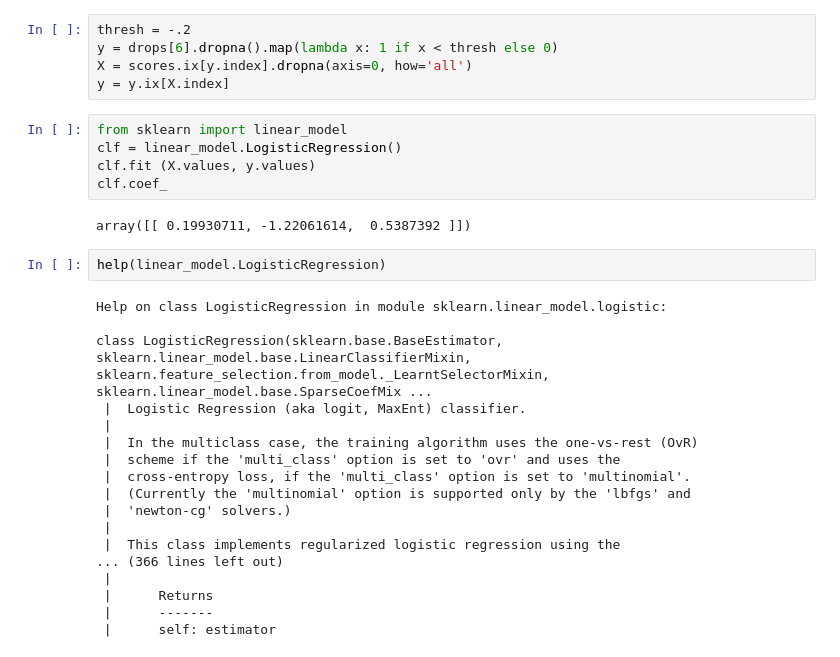
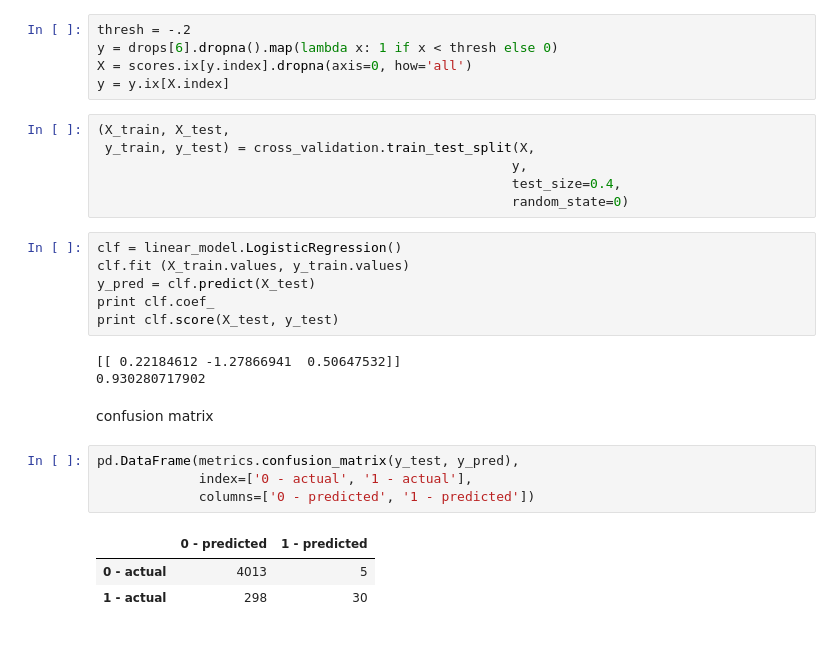
Before and after one commit to rhouck/bubble, a Jupyter notebook: notes/Model Construction.ipynb, the cells around one changed output. Cells and saved outputs as stored; diff of their text form.

Commit message:
completed basic logistic regression

```diff
--- a/notes/Model Construction.ipynb
+++ b/notes/Model Construction.ipynb
@@ -147,30 +150,28 @@ thresh = -.2
 y = drops[6].dropna().map(lambda x: 1 if x < thresh else 0)
 X = scores.ix[y.index].dropna(axis=0, how='all')
 y = y.ix[X.index]
-# %%
-from sklearn import linear_model
-clf = linear_model.LogisticRegression()
-clf.fit (X.values, y.values)
-clf.coef_
-# %% [output]
-array([[ 0.19930711, -1.22061614,  0.5387392 ]])
-# %%
-help(linear_model.LogisticRegression)
-# %% [output]
-Help on class LogisticRegression in module sklearn.linear_model.logistic:
-
-class LogisticRegression(sklearn.base.BaseEstimator, sklearn.linear_model.base.LinearClassifierMixin, sklearn.feature_selection.from_model._LearntSelectorMixin, sklearn.linear_model.base.SparseCoefMix ...
- |  Logistic Regression (aka logit, MaxEnt) classifier.
- |
- |  In the multiclass case, the training algorithm uses the one-vs-rest (OvR)
- |  scheme if the 'multi_class' option is set to 'ovr' and uses the
- |  cross-entropy loss, if the 'multi_class' option is set to 'multinomial'.
- |  (Currently the 'multinomial' option is supported only by the 'lbfgs' and
- |  'newton-cg' solvers.)
- |
- |  This class implements regularized logistic regression using the
-... (366 lines left out)
- |
- |      Returns
- |      -------
- |      self: estimator
+# %%
+(X_train, X_test,
+ y_train, y_test) = cross_validation.train_test_split(X,
+                                                     y,
+                                                     test_size=0.4,
+                                                     random_state=0)
+# %%
+clf = linear_model.LogisticRegression()
+clf.fit (X_train.values, y_train.values)
+y_pred = clf.predict(X_test)
+print clf.coef_
+print clf.score(X_test, y_test)
+# %% [output]
+[[ 0.22184612 -1.27866941  0.50647532]]
+0.930280717902
+# %% [markdown]
+confusion matrix
+# %%
+pd.DataFrame(metrics.confusion_matrix(y_test, y_pred),
+             index=['0 - actual', '1 - actual'],
+             columns=['0 - predicted', '1 - predicted'])
+# %% [output]
+|  | 0 - predicted | 1 - predicted |
+| 0 - actual | 4013 | 5 |
+| 1 - actual | 298 | 30 |
```
Also changed, not shown: parts of 1 cell of this notebook.
